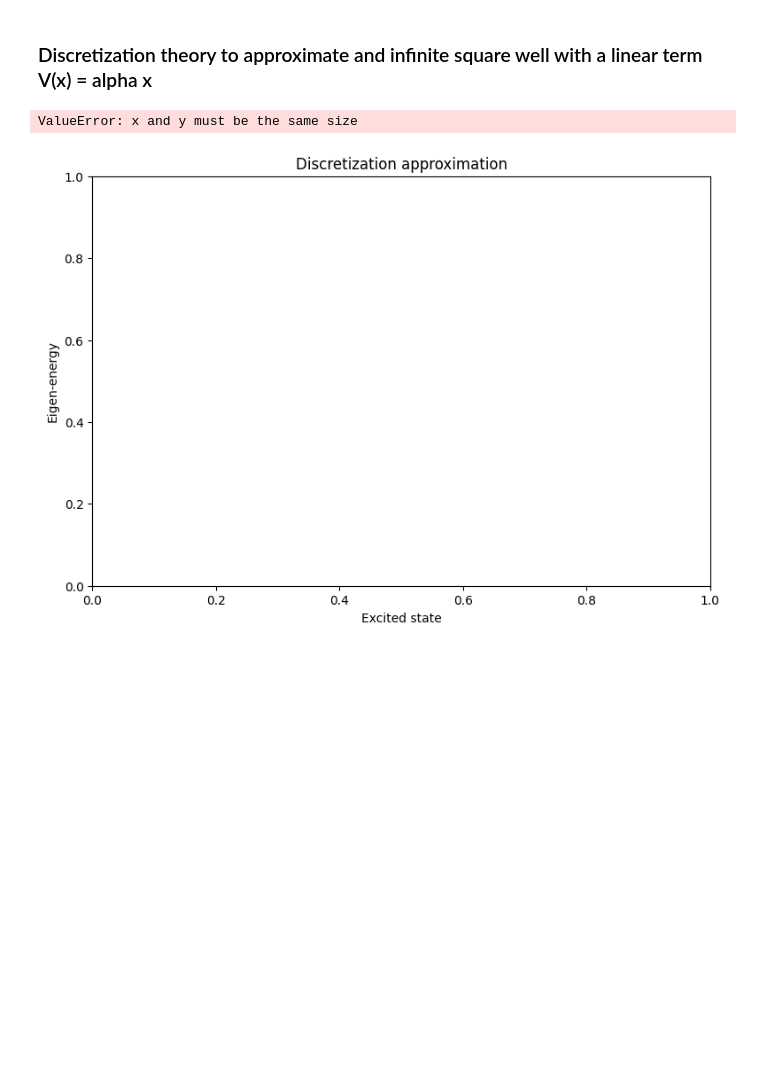
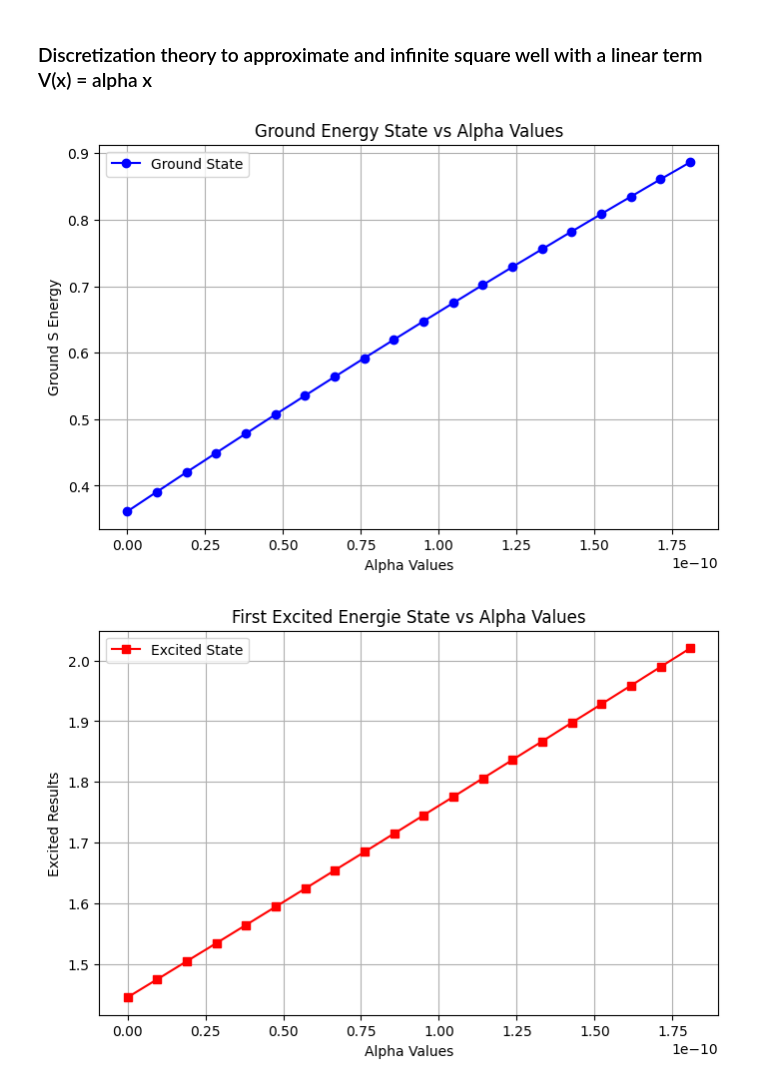
Before and after one commit to GijsKUU/QuantumMechanicsPractical1, a Jupyter notebook: Discretization.ipynb, the cells around one changed output. Cells and saved outputs as stored; diff of their text form; code cells hidden in the pictures; blank space fills up the shorter version.

Commit message:
dev: plot added discretization

```diff
--- a/Discretization.ipynb
+++ b/Discretization.ipynb
@@ -11,47 +11,81 @@ from scipy import constants
 
 # For plotting
 import matplotlib.pyplot as plt
+
+particle_mass = constants.electron_mass # using an electron
+well_length = 1e-9
+
+alpha_min = 0
+delta_E2 = (3 * (np.pi**2) * (constants.hbar**2)) / (2 * particle_mass * (well_length**2))
+alpha_max = delta_E2 / well_length
+num_steps = 20
+alpha_values = np.linspace(alpha_min, alpha_max, num_steps)
 
 def discretization(L, Steps, m, alpha):
     # define the steo size
     a = L / Steps
 
     J = constants.hbar**2 / (2 * m * a**2)
 
     # introduce matrix
     #   ->  -J + 2 * J (diagonal index) - J
     Hamiltonian = [0] * (Steps+1)
 
     for i in range(Steps+1):
         row = [0] * (Steps+1)
 
         for j in range(Steps+1):
             if i == j:
                 row[j] = 2 * J + V(i, a, alpha)
             if abs(j-i) == 1:
                 row[j] = - J
 
         Hamiltonian[i] = row
 
     # calculate eigenvalues
     #   ->  calculate wave function psi_n at each discretization step
-    eigenenergie_Vector = LA.eig(Hamiltonian)
+    eigenEnergies = LA.eig(Hamiltonian).eigenvalues
 
-    return eigenenergie_Vector
+    return eigenEnergies
 
 # potential for linear potential increase with linear term (alpha)
 def V(n,a,alpha):
     return n * a * alpha
 
-N = 50
-result = discretization(1,N,0.05,0.05)
+N = 100 # amount of discretized steps per wave-function
 
-# fig, ax = plt.subplots(figsize = (9, 6))
-# ax.set_title('Discretization approximation')
-# ax.set_xlabel('Excited state')
-# ax.set_ylabel('Eigen-energy')
-# ax.scatter(N+1,(result.eigenvalues),label='Energy diference')
-# ax.plot( result.eigenvalues, 1, label='Tunnel amplitude',color='k')
+groundResults = [] # stores the ground state energies
+excitedResults = [] # stores the first excited energies
+
+
+for alpha in alpha_values:
+    singleResult = sorted(discretization(well_length,N,particle_mass,alpha))
+
+    groundResults.append(singleResult[0]/constants.electron_volt)
+    excitedResults.append(singleResult[1]/constants.electron_volt)
+
+groundResults = np.array(groundResults)
+excitedResults = np.array(excitedResults)
+
+plt.figure(figsize=(8, 5))
+plt.plot(alpha_values, groundResults, label='Ground State', color='blue', marker='o')
+plt.title('Ground Energy State vs Alpha Values')
+plt.xlabel('Alpha Values')
+plt.ylabel('Ground S Energy')
+plt.grid(True)
+plt.legend()
+
+# 2. Create the second figure for Excited Results
+plt.figure(figsize=(8, 5))
+plt.plot(alpha_values, excitedResults, label='Excited State', color='red', marker='s')
+plt.title('First Excited Energie State vs Alpha Values')
+plt.xlabel('Alpha Values')
+plt.ylabel('Excited Results')
+plt.grid(True)
+plt.legend()
+
+# Display both windows
+plt.show()
 # %% [output]
-ValueError: x and y must be the same size
-[figure, old version]
+[figure, new version]
+[figure, added]
```
